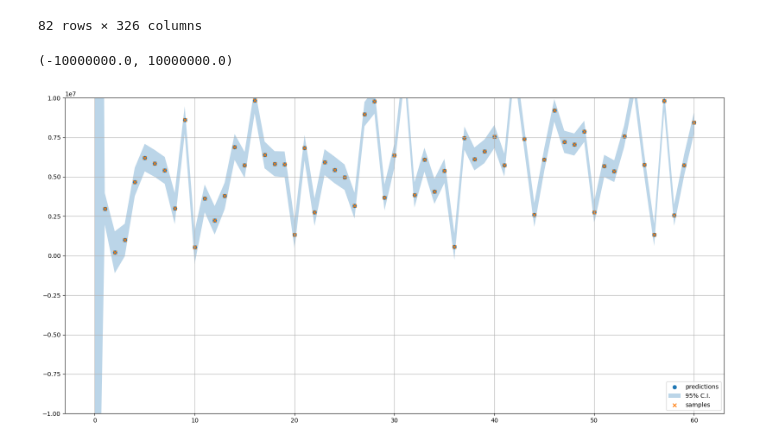
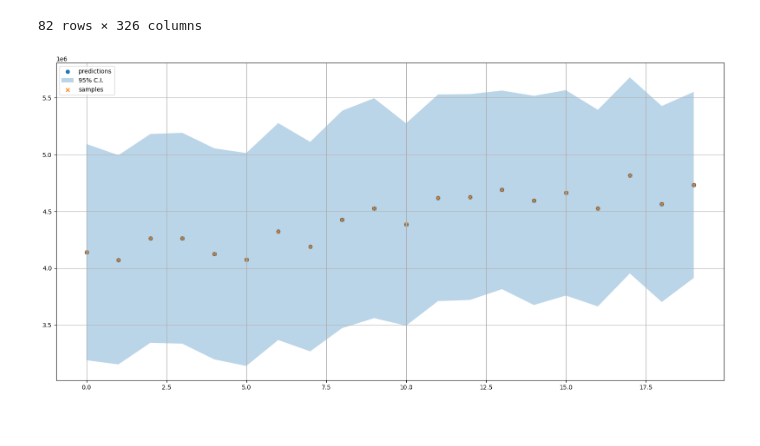
Before and after one commit to francesco-gramegna/lauehack2024team, a Jupyter notebook: cleaning.ipynb, the cells around one changed output. Cells and saved outputs as stored; diff of their text form; code cells hidden in the pictures.

```diff
--- a/cleaning.ipynb
+++ b/cleaning.ipynb
@@ -282,38 +282,38 @@ y = (y - y.mean()) / (y.std())
 with warnings.catch_warnings(action="ignore"):
 
     gp = GaussianProcessRegressor(kernel=kernel, n_restarts_optimizer=2)
-    gp.fit(X, y)
+    # gp.fit(X, y)
     stds = []
 
     # Test scenario
-    new_sample = {
-        col: np.random.normal(X[col].mean(), X[col].std(), (1,))[0]
-        for col in X.columns
-    }
-    new_sample["INNOVIX_months_of_treatment"] *= (1 - 0.1)
-    new_sample["Date"] = 81 + 12
+    # new_sample = {
+    #     col: np.random.normal(X[col].mean(), X[col].std(), (1,))[0]
+    #     for col in X.columns
+    # }
+    # new_sample["INNOVIX_months_of_treatment"] *= (1 - 0.1)
+    # new_sample["Date"] = 81 + 12
 
-    sampled_in = pd.DataFrame.from_dict([new_sample])
+    # sampled_in = pd.DataFrame.from_dict([new_sample])
 
-    pred, std = gp.predict(sampled_in, return_std=True)
-    pred = pred[0]
+    # pred, std = gp.predict(sampled_in, return_std=True)
+    # pred = pred[0]
 
-    stds.append(std)
+    # stds.append(std)
 
-    start_time = int(X.iloc[-1]["Date"])
+    start_time = int(X.iloc[-1]["Date"]) + 1
 
 
 
-    X = pd.concat([ X, pd.DataFrame.from_dict([new_sample]) ])
-    y = pd.concat([ y, pd.Series([pred]) ])
+    # X = pd.concat([ X, pd.DataFrame.from_dict([new_sample]) ])
+    # y = pd.concat([ y, pd.Series([pred]) ])
 
 
 
 
-    for _ in tqdm(range(60)):
-        if start_time == 81 + 12:
-            start_time += 1
-            continue
+    for _ in tqdm(range(20)):
+        # if start_time == 81 + 12:
+        #     start_time += 1
+        #     continue
 
         gp.fit(X, y)
 
@@ -346,18 +346,17 @@ with warnings.catch_warnings(action="ignore"):
 # %%
 y_denorm = (y * y_std) + y_mean
 
 plot_gp(
     pred = pd.Series(index=range(len(y_denorm[-len(stds):])), data=y_denorm[-len(stds):].values),
     samples = pd.Series(index=range(len(y_denorm[-len(stds):])), data=y_denorm[-len(stds):].values),
     std = np.array([x[0] for x in stds]) * y_std,
     figsize = (16, 8)
 )
 
-plt.ylim((-1e7, 1e7))
+# plt.ylim((-1e7, 1e7))
 # plt.plot(range(len(df_truth["Value"])), df_truth["Value"])
 # %% [output]
-(-10000000.0, 10000000.0)
-[figure, old version]
+[figure, new version]
 # %%
 def plot_gp(target=None, pred=None, std=None, samples=None,
         target_samples=None, figsize=None):
```
Also changed, not shown: parts of 2 cells of this notebook, 3 other files.
